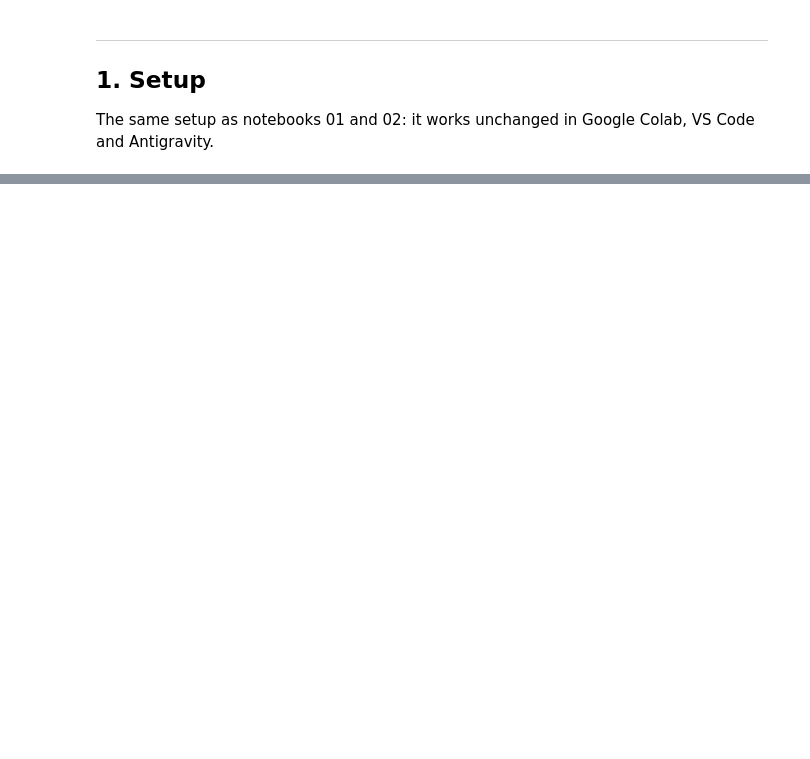
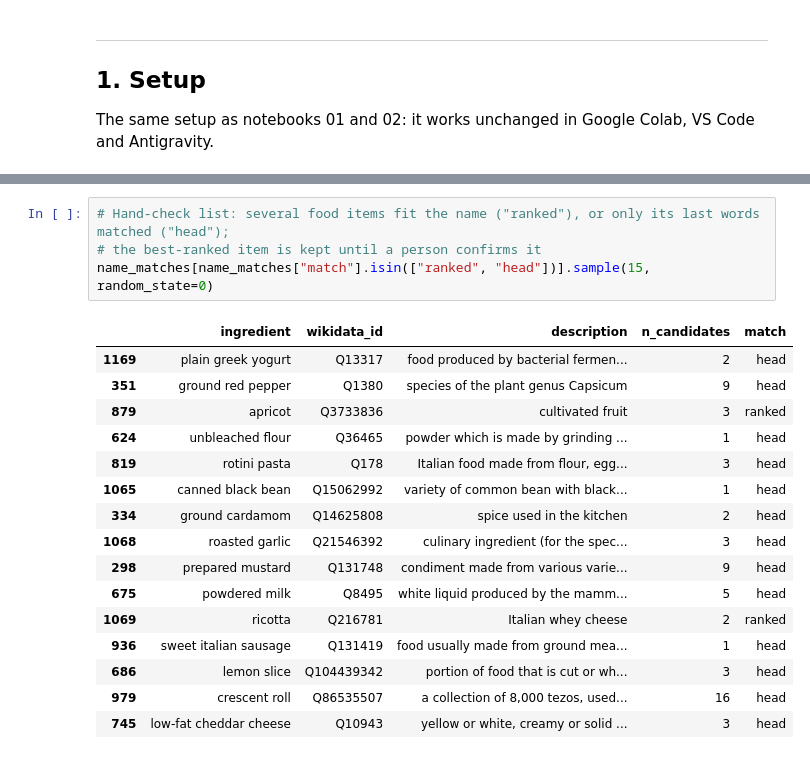
Before and after one commit to Chloe-Tu2/The-EverFlavor-AI, a Jupyter notebook: notebooks/04_ingredient_knowledge.ipynb, the cells around one changed output, grey strips where cells are left out. Drawn from its saved outputs; the diff is of its cells as text; blank space fills up the shorter version.

```diff
--- a/notebooks/04_ingredient_knowledge.ipynb
+++ b/notebooks/04_ingredient_knowledge.ipynb
@@ -180,3 +236,24 @@ def names_in_languages(wikidata_ids: list[str], languages: list[str], cache_dir:
+# %%
+# Hand-check list: several food items fit the name ("ranked"), or only its last words matched ("head");
+# the best-ranked item is kept until a person confirms it
+name_matches[name_matches["match"].isin(["ranked", "head"])].sample(15, random_state=0)
+# %% [output]
+|  | ingredient | wikidata_id | description | n_candidates | match |
+| 1169 | plain greek yogurt | Q13317 | food produced by bacterial fermen... | 2 | head |
+| 351 | ground red pepper | Q1380 | species of the plant genus Capsicum | 9 | head |
+| 879 | apricot | Q3733836 | cultivated fruit | 3 | ranked |
+| 624 | unbleached flour | Q36465 | powder which is made by grinding ... | 1 | head |
+| 819 | rotini pasta | Q178 | Italian food made from flour, egg... | 3 | head |
+| 1065 | canned black bean | Q15062992 | variety of common bean with black... | 1 | head |
+| 334 | ground cardamom | Q14625808 | spice used in the kitchen | 2 | head |
+| 1068 | roasted garlic | Q21546392 | culinary ingredient (for the spec... | 3 | head |
+| 298 | prepared mustard | Q131748 | condiment made from various varie... | 9 | head |
+| 675 | powdered milk | Q8495 | white liquid produced by the mamm... | 5 | head |
+| 1069 | ricotta | Q216781 | Italian whey cheese | 2 | ranked |
+| 936 | sweet italian sausage | Q131419 | food usually made from ground mea... | 1 | head |
+| 686 | lemon slice | Q104439342 | portion of food that is cut or wh... | 3 | head |
+| 979 | crescent roll | Q86535507 | a collection of 8,000 tezos, used... | 16 | head |
+| 745 | low-fat cheddar cheese | Q10943 | yellow or white, creamy or solid ... | 3 | head |
 # %% [markdown]
 ---
 
```
Also changed, not shown: parts of 24 cells of this notebook, 9 other files.
